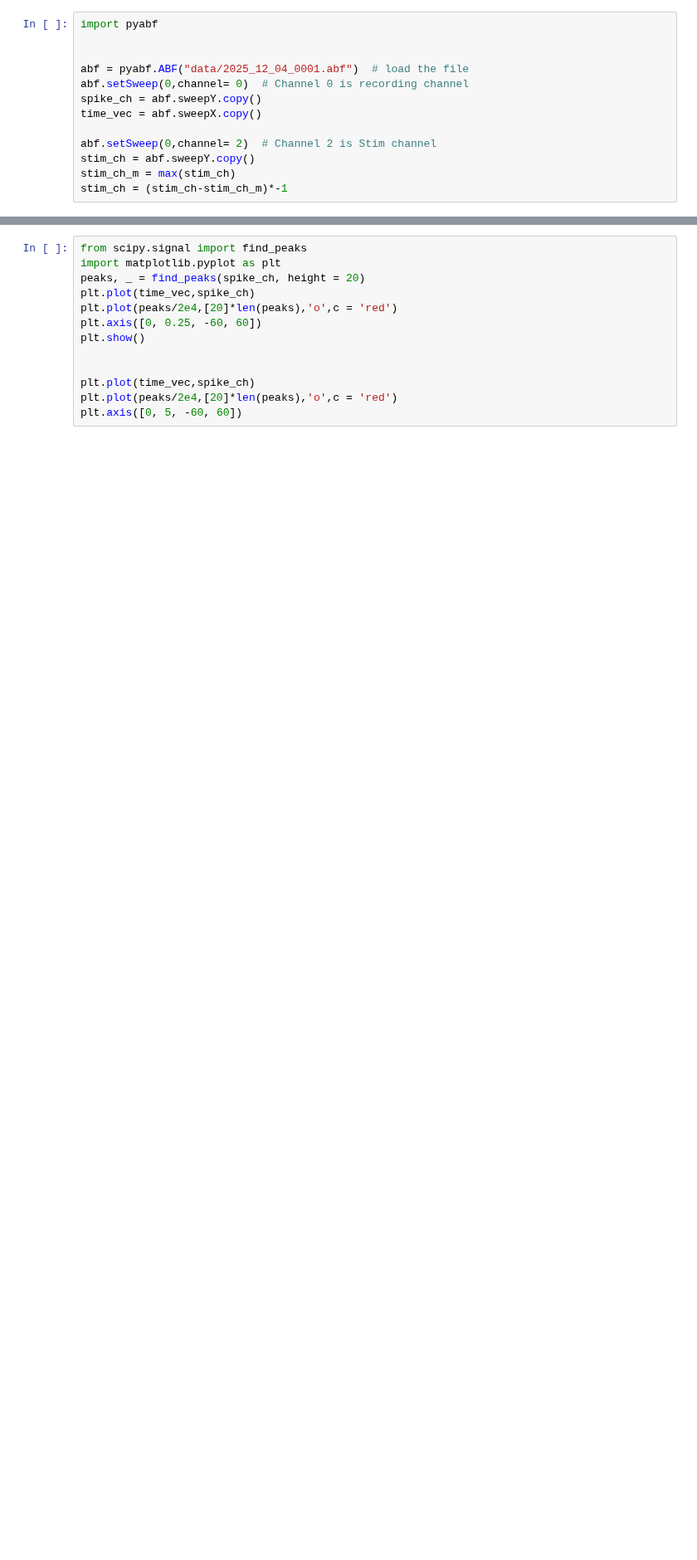
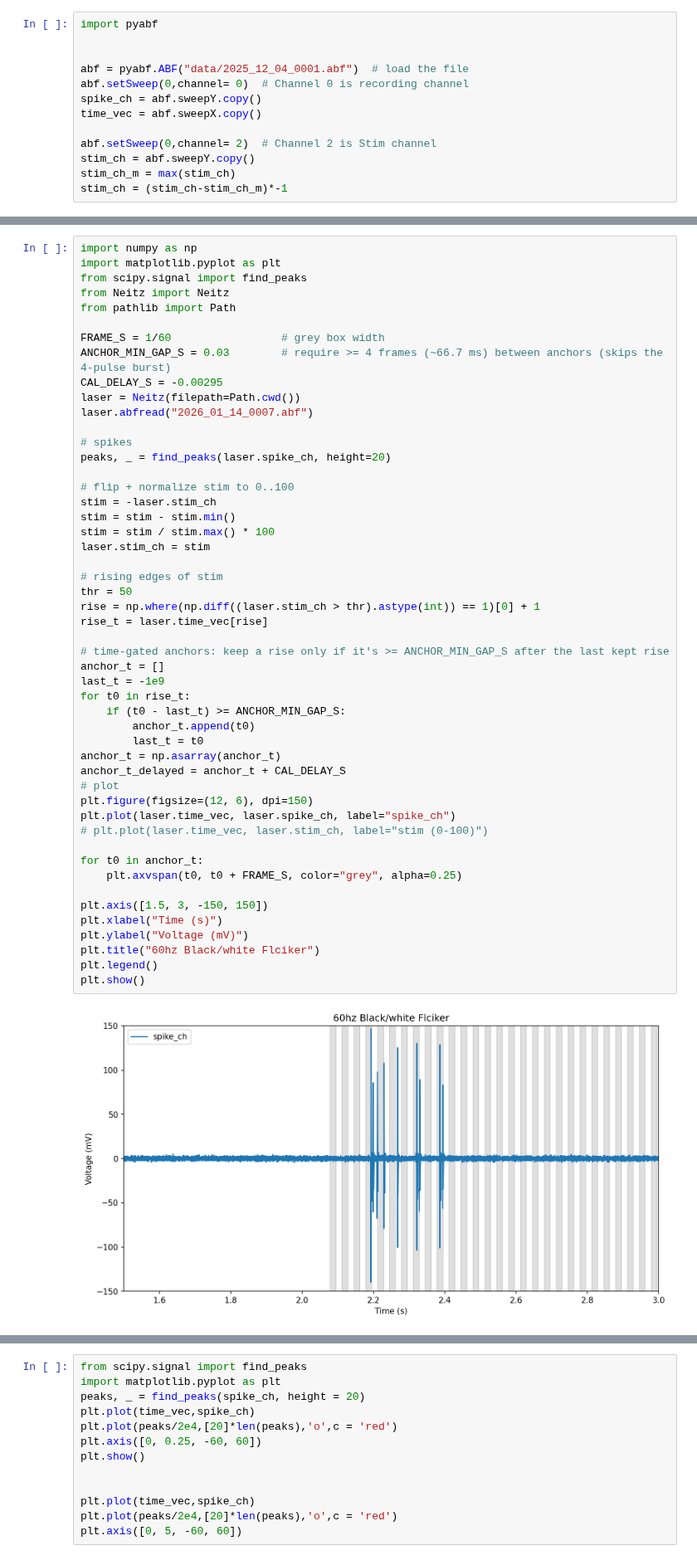
Before and after one commit to bkim346/Neitz_Analysis_Suite, a Jupyter notebook: testingbed.ipynb, the cells around one changed output, grey strips where cells are left out. Shown at 83% size. Cells and saved outputs as stored; diff of their text form; blank space fills up the shorter version.

```diff
--- a/testingbed.ipynb
+++ b/testingbed.ipynb
@@ -86,0 +137,52 @@ plt.show()
+# %%
+import numpy as np
+import matplotlib.pyplot as plt
+from scipy.signal import find_peaks
+from Neitz import Neitz
+from pathlib import Path
+
+FRAME_S = 1/60                 # grey box width
+ANCHOR_MIN_GAP_S = 0.03        # require >= 4 frames (~66.7 ms) between anchors (skips the 4-pulse burst)
+CAL_DELAY_S = -0.00295
+laser = Neitz(filepath=Path.cwd())
+laser.abfread("2026_01_14_0007.abf")
+
+# spikes
+peaks, _ = find_peaks(laser.spike_ch, height=20)
+
+# flip + normalize stim to 0..100
+stim = -laser.stim_ch
+stim = stim - stim.min()
+stim = stim / stim.max() * 100
+laser.stim_ch = stim
+
+# rising edges of stim
+thr = 50
+rise = np.where(np.diff((laser.stim_ch > thr).astype(int)) == 1)[0] + 1
+rise_t = laser.time_vec[rise]
+
+# time-gated anchors: keep a rise only if it's >= ANCHOR_MIN_GAP_S after the last kept rise
+anchor_t = []
+last_t = -1e9
+for t0 in rise_t:
+    if (t0 - last_t) >= ANCHOR_MIN_GAP_S:
+        anchor_t.append(t0)
+        last_t = t0
+anchor_t = np.asarray(anchor_t)
+anchor_t_delayed = anchor_t + CAL_DELAY_S
+# plot
+plt.figure(figsize=(12, 6), dpi=150)
+plt.plot(laser.time_vec, laser.spike_ch, label="spike_ch")
+# plt.plot(laser.time_vec, laser.stim_ch, label="stim (0-100)")
+
+for t0 in anchor_t:
+    plt.axvspan(t0, t0 + FRAME_S, color="grey", alpha=0.25)
+
+plt.axis([1.5, 3, -150, 150])
+plt.xlabel("Time (s)")
+plt.ylabel("Voltage (mV)")
+plt.title("60hz Black/white Flciker")
+plt.legend()
+plt.show()
+# %% [output]
+[figure, added]
```
Also changed, not shown: parts of 11 cells of this notebook.
